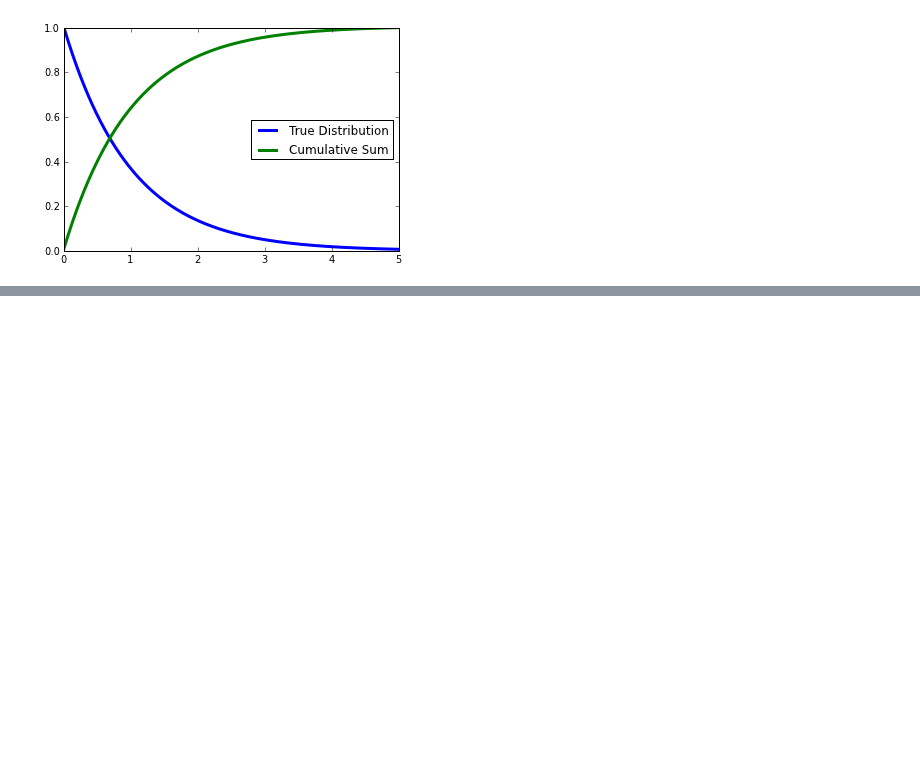
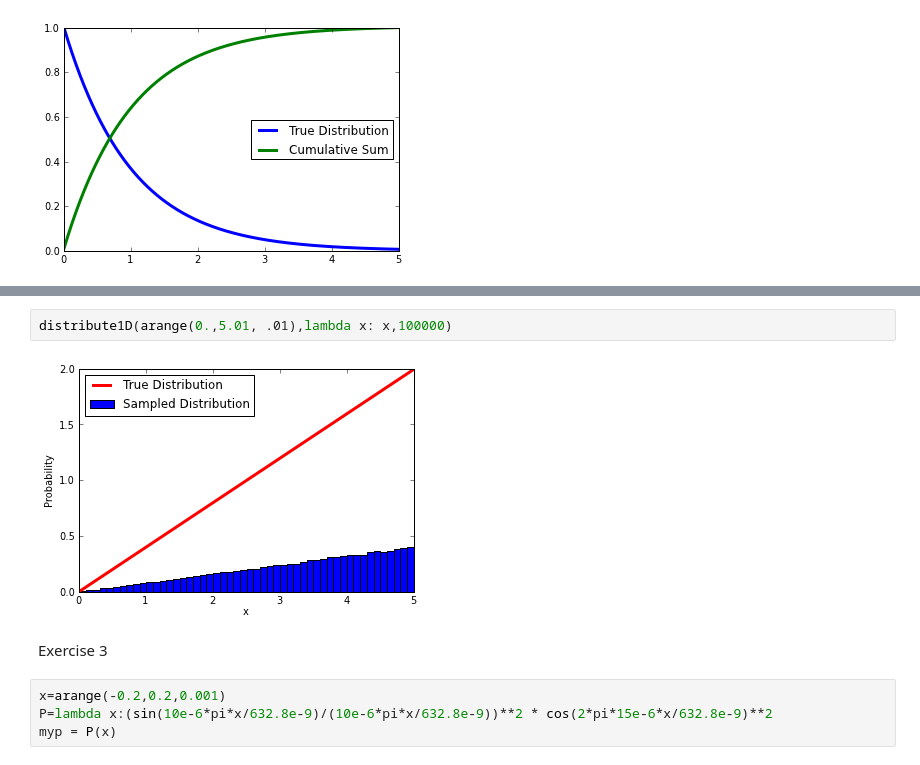
Before and after one commit to nmilgram/PHYS-202-S13, a Jupyter notebook: Week8/Random Numbers and Monte Carlo Simulations.ipynb, the cells around one changed output, grey strips where cells are left out. Cells and saved outputs as stored; diff of their text form; blank space fills up the shorter version.

```diff
--- a/Week8/Random Numbers and Monte Carlo Simulations.ipynb
+++ b/Week8/Random Numbers and Monte Carlo Simulations.ipynb
@@ -155,0 +162,10 @@ distribute1D(arange(0.,5.01, .01),lambda x: e**(-x),10000)
+# %%
+distribute1D(arange(0.,5.01, .01),lambda x: x,100000)
+# %% [output]
+[figure, added]
+# %% [markdown]
+Exercise 3
+# %%
+x=arange(-0.2,0.2,0.001)
+P=lambda x:(sin(10e-6*pi*x/632.8e-9)/(10e-6*pi*x/632.8e-9))**2 * cos(2*pi*15e-6*x/632.8e-9)**2
+myp = P(x)
```
Also changed, not shown: parts of 11 cells of this notebook, 2 other files.
